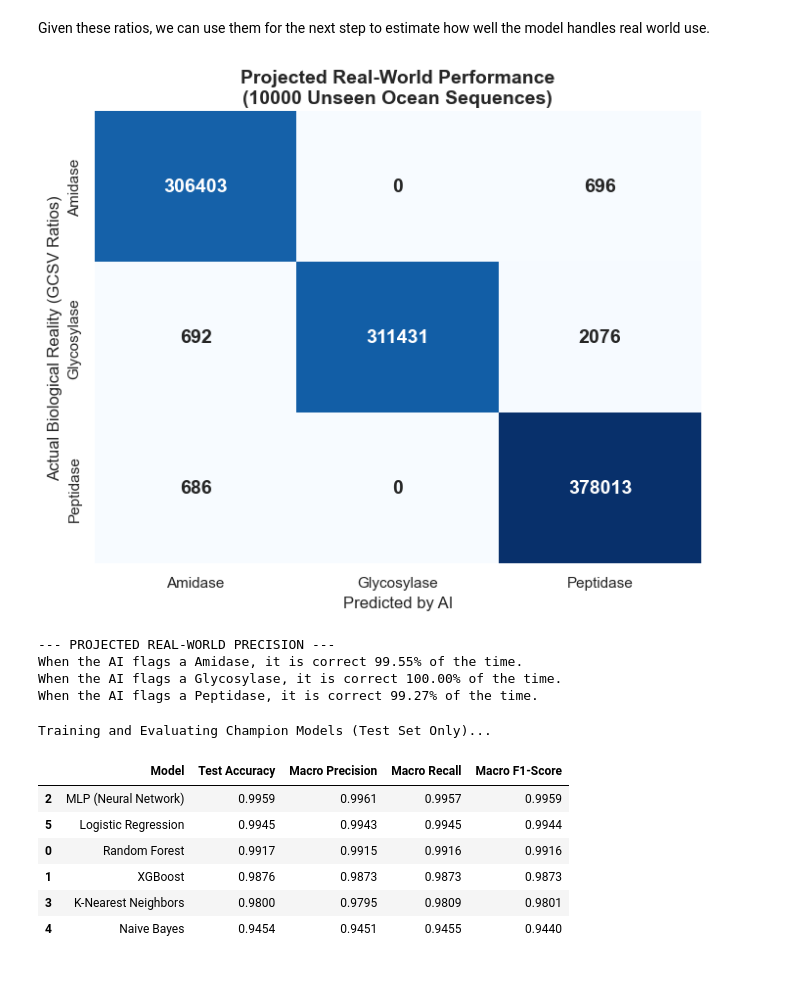
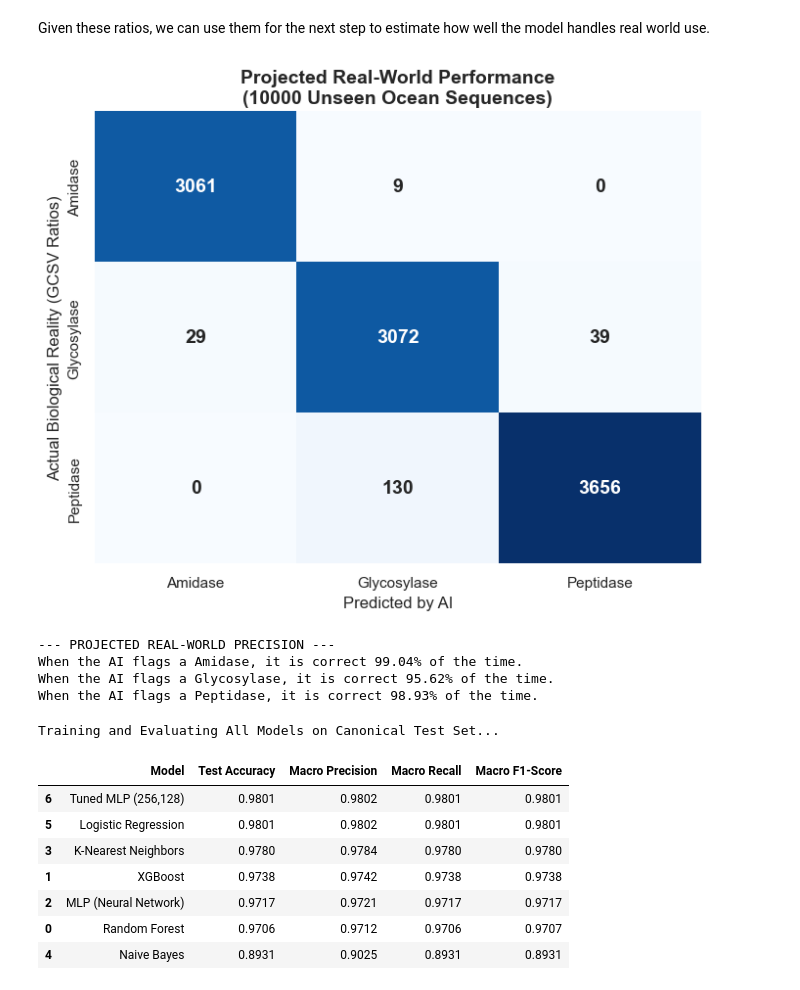
Before and after one commit to Criflar/phage-enzyme-classifier, a Jupyter notebook: phagelytic-esm.ipynb, the cells around one changed output. Saved outputs shown, nothing was run; the diff lists cells and outputs as text; code cells hidden in the pictures.

```diff
--- a/phagelytic-esm.ipynb
+++ b/phagelytic-esm.ipynb
@@ -747,6 +754,7 @@ groups = master_df['Cluster Name'].fillna(master_df.index.to_series()).astype(st
 # 2. Encode labels
 le = LabelEncoder()
 y_encoded = le.fit_transform(master_df['Label'])
+y = y_encoded  # Alias so downstream cells (e.g. Cell 51) can reference either name
 
 # 3. Initialize StratifiedGroupKFold
 sgkf = StratifiedGroupKFold(n_splits=5, shuffle=True, random_state=42)
@@ -777,21 +785,24 @@ for fold_i, (tr_idx, te_idx) in enumerate(sgkf.split(X_esm, y_encoded, groups=gr
     print(f"Fold {fold_i}/5: Accuracy = {acc:.4f}  |  "
           f"F1 per class: {dict(zip(le.classes_, [f'{v:.4f}' for v in f1_per_class]))}")
 
-    # Retain the last fold's indices
+    # Retain the last fold's indices (used as canonical split for downstream qualitative analyses)
     train_idx, test_idx = tr_idx, te_idx
 
 # 4. Cross-validation summary
-mean_acc = np.mean(fold_accuracies)
-std_acc = np.std(fold_accuracies)
+mlp_cv_mean_acc = np.mean(fold_accuracies)
+mlp_cv_std_acc = np.std(fold_accuracies)
 mean_f1 = np.mean(fold_f1_per_class, axis=0)
 std_f1 = np.std(fold_f1_per_class, axis=0)
 
 print("=" * 60)
-print(f"\nMLP 5-Fold CV Accuracy: {mean_acc:.4f} \u00b1 {std_acc:.4f}")
+print(f"\nMLP 5-Fold CV Accuracy: {mlp_cv_mean_acc:.4f} ± {mlp_cv_std_acc:.4f}")
 for cls_name, mf, sf in zip(le.classes_, mean_f1, std_f1):
-    print(f"  {cls_name} F1: {mf:.4f} \u00b1 {sf:.4f}")
+    print(f"  {cls_name} F1: {mf:.4f} ± {sf:.4f}")
 
 # 5. Canonical split from the last fold for downstream cells
+# Note: The last fold is arbitrary but deterministic (random_state=42). The 5-fold CV
+# metrics above are the robust estimate; this canonical split is for qualitative analyses
+# (confusion matrix, convergence plot, sequence identity, etc.)
 X_train, X_test = X_esm[train_idx], X_esm[test_idx]
 y_train, y_test = y_encoded[train_idx], y_encoded[test_idx]
 
@@ -1232,11 +1393,12 @@ We will now deconstruct the Champion Model's (ESM-Only MLP) predictive performan
 # %%
+import pandas as pd
 import matplotlib.pyplot as plt
 import seaborn as sns
 from sklearn.metrics import confusion_matrix, classification_report
 from sklearn.neural_network import MLPClassifier
 
-# 1. Re-initialize and train the Champion Model (ESM-Only MLP) for a clean extraction
-champion_mlp = MLPClassifier(random_state=42, max_iter=1000, early_stopping=True)
+# 1. Re-initialize and train the Tuned MLP using best hyperparameters from Cell 64
+champion_mlp = MLPClassifier(random_state=42, max_iter=1000, early_stopping=True, **best_mlp_params)
 champion_mlp.fit(X_train_scaled, y_train)
 
 # 2. Generate Predictions on the isolated Test Set
@@ -1250,7 +1412,7 @@ sns.heatmap(cm, annot=True, fmt='d', cmap='Purples',
             xticklabels=le.classes_, yticklabels=le.classes_,
             cbar=False, annot_kws={"size": 14, "weight": "bold"})
 
-plt.title('Champion Model Confusion Matrix (ESM-Only)', fontsize=15, fontweight='bold')
+plt.title('Tuned MLP Confusion Matrix (ESM-Only Features)', fontsize=15, fontweight='bold')
 plt.xlabel('Predicted Enzyme Class', fontsize=12)
 plt.ylabel('Actual Enzyme Class', fontsize=12)
 plt.show()
@@ -1277,12 +1439,15 @@ This is where we provide visual proof of model stability. By enabling early stop
 # %%
-# 1. Initialize an MLP specifically configured to track validation performance
-mlp_history = MLPClassifier( # uses default hyperparameters, similar to the other MLPClassifier lines
-    hidden_layer_sizes=(100,),
-    max_iter=500,
-    solver='adam',
+# 1. Initialize the Tuned MLP (best params from Cell 64) configured to track convergence
+# Note: The internal early_stopping validation split is NOT cluster-aware —
+# sklearn's MLP doesn't support grouped validation splits. This is acceptable
+# because early stopping only needs a rough convergence signal; the actual
+# evaluation uses the properly held-out test fold from StratifiedGroupKFold.
+mlp_history = MLPClassifier(
     random_state=42,
-    early_stopping=True,    # Automatically carves out 10% for validation tracking
-    validation_fraction=0.1
+    max_iter=1000,  # Match training configuration
+    early_stopping=True,
+    validation_fraction=0.1,
+    **best_mlp_params  # Uses tuned architecture from hyperparameter search
 )
 
 print("Convergence history:")
@@ -1310,7 +1475,7 @@ ax2.set_ylabel('Validation Accuracy', color=color2, fontsize=12, fontweight='bol
 ax2.plot(val_accuracy, color=color2, lw=2.5, linestyle='dashed', label='Validation Accuracy')
 ax2.tick_params(axis='y', labelcolor=color2)
 
-plt.title('Champion Model Convergence: Training Loss vs. Validation Accuracy', fontsize=14, fontweight='bold')
+plt.title('Tuned MLP Convergence: Training Loss vs. Validation Accuracy', fontsize=14, fontweight='bold')
 fig.tight_layout()
 plt.grid(True, linestyle='--', alpha=0.4)
 plt.show()
@@ -1371,11 +1536,11 @@ import pandas as pd
 import seaborn as sns
 import matplotlib.pyplot as plt
 
-# 1. Set up of values
+# 1. Set up of values (converted from percentages to fractions)
 gcsv_ratios = {
-    'Amidase': 30.71,
-    'Glycosylase': 31.42,
-    'Peptidase': 37.87
+    'Amidase': 30.71 / 100,
+    'Glycosylase': 31.42 / 100,
+    'Peptidase': 37.87 / 100
 }
 
 # 2. Extract the raw confusion matrix from the Champion model
@@ -1411,11 +1576,11 @@ for i, predicted_class in enumerate(classes):
     deployment_precision = true_positives / total_predicted if total_predicted > 0 else 0
     print(f"When the AI flags a {predicted_class}, it is correct {deployment_precision*100:.2f}% of the time.")
 # %% [output]
-[figure, old version]
+[figure, new version]
 --- PROJECTED REAL-WORLD PRECISION ---
-When the AI flags a Amidase, it is correct 99.55% of the time.
-When the AI flags a Glycosylase, it is correct 100.00% of the time.
-When the AI flags a Peptidase, it is correct 99.27% of the time.
+When the AI flags a Amidase, it is correct 99.04% of the time.
+When the AI flags a Glycosylase, it is correct 95.62% of the time.
+When the AI flags a Peptidase, it is correct 98.93% of the time.
 # %%
 import pandas as pd
 from sklearn.metrics import classification_report
@@ -1435,39 +1600,43 @@ models = {
     "Naive Bayes": GaussianNB(),
     "Logistic Regression": LogisticRegression(random_state=42, max_iter=1000)
 }
 
+# Add the tuned MLP as a separate entry
+models["Tuned MLP (256,128)"] = MLPClassifier(random_state=42, max_iter=1000, early_stopping=True, **best_mlp_params)
+
 # 2. Initialize the clean list
 master_results_list = []
 
-print("Training and Evaluating Champion Models (Test Set Only)...")
+print("Training and Evaluating All Models on Canonical Test Set...")
 for name, model in models.items():
     # FIT THE MODEL FIRST (This is the line I missed)
     model.fit(X_train_scaled, y_train)
 
     # Predict strictly on the vaulted test set
     preds = model.predict(X_test_scaled)
 
     # Generate the dictionary report
     report = classification_report(y_test, preds, target_names=le.classes_, output_dict=True, zero_division=0)
 
     # Extract the Macro metrics
     master_results_list.append({
         "Model": name,
         "Test Accuracy": round(report['accuracy'], 4),
         "Macro Precision": round(report['macro avg']['precision'], 4),
         "Macro Recall": round(report['macro avg']['recall'], 4),
         "Macro F1-Score": round(report['macro avg']['f1-score'], 4)
     })
 
 master_results_df = pd.DataFrame(master_results_list).sort_values(by="Test Accuracy", ascending=False)
 display(master_results_df)
 # %% [output]
-Training and Evaluating Champion Models (Test Set Only)...
+Training and Evaluating All Models on Canonical Test Set...
 |  | Model | Test Accuracy | Macro Precision | Macro Recall | Macro F1-Score |
-| 2 | MLP (Neural Network) | 0.9959 | 0.9961 | 0.9957 | 0.9959 |
-| 5 | Logistic Regression | 0.9945 | 0.9943 | 0.9945 | 0.9944 |
-| 0 | Random Forest | 0.9917 | 0.9915 | 0.9916 | 0.9916 |
-| 1 | XGBoost | 0.9876 | 0.9873 | 0.9873 | 0.9873 |
-| 3 | K-Nearest Neighbors | 0.9800 | 0.9795 | 0.9809 | 0.9801 |
-| 4 | Naive Bayes | 0.9454 | 0.9451 | 0.9455 | 0.9440 |
+| 6 | Tuned MLP (256,128) | 0.9801 | 0.9802 | 0.9801 | 0.9801 |
+| 5 | Logistic Regression | 0.9801 | 0.9802 | 0.9801 | 0.9801 |
+| 3 | K-Nearest Neighbors | 0.9780 | 0.9784 | 0.9780 | 0.9780 |
+| 1 | XGBoost | 0.9738 | 0.9742 | 0.9738 | 0.9738 |
+| 2 | MLP (Neural Network) | 0.9717 | 0.9721 | 0.9717 | 0.9717 |
+| 0 | Random Forest | 0.9706 | 0.9712 | 0.9706 | 0.9707 |
+| 4 | Naive Bayes | 0.8931 | 0.9025 | 0.8931 | 0.8931 |
 # %% [markdown]
```
Also changed, not shown: parts of 38 cells of this notebook.
